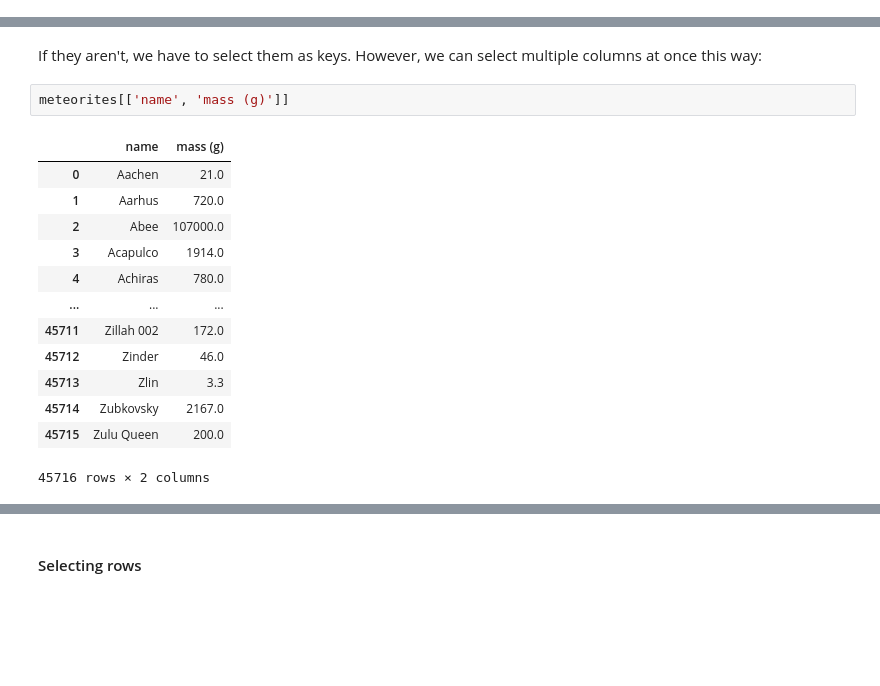
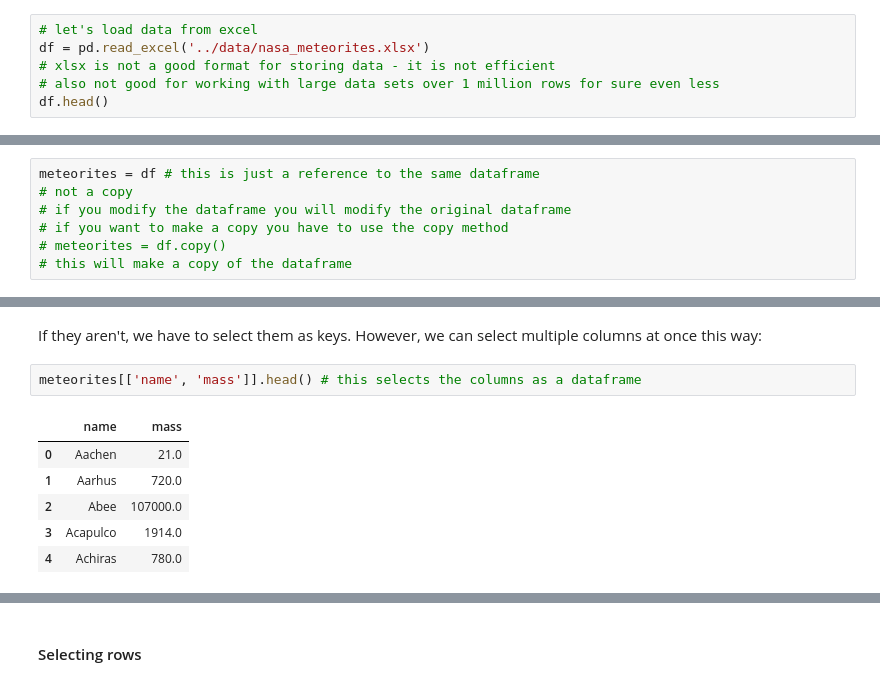
Before and after one commit to ValRCS/Python_SheGoesTech_22, a Jupyter notebook: Day_17_Pandas_Data_Analysis_Library/1-getting_started_with_pandas.ipynb, the cells around one changed output, grey strips where cells are left out. Cells and saved outputs as stored; diff of their text form; blank space fills up the shorter version.

```diff
--- a/Day_17_Pandas_Data_Analysis_Library/1-getting_started_with_pandas.ipynb
+++ b/Day_17_Pandas_Data_Analysis_Library/1-getting_started_with_pandas.ipynb
@@ -204,3 +204,9 @@ df.head(3)
 df.to_excel('../data/nasa_meteorites.xlsx')
 # excel is not a good format for storing data - it is not efficient
 # also not good for working with large data sets over 1 million rows for sure even less
+# %%
+# let's load data from excel
+df = pd.read_excel('../data/nasa_meteorites.xlsx')
+# xlsx is not a good format for storing data - it is not efficient
+# also not good for working with large data sets over 1 million rows for sure even less
+df.head()
@@ -335,4 +396,11 @@ A crucial part of working with DataFrames is extracting subsets of the data: fin
 #### Selecting columns
 
 We can select columns as attributes if their names would be valid Python variables:
+# %%
+meteorites = df # this is just a reference to the same dataframe
+# not a copy
+# if you modify the dataframe you will modify the original dataframe
+# if you want to make a copy you have to use the copy method
+# meteorites = df.copy()
+# this will make a copy of the dataframe
 # %%
@@ -353,18 +418,11 @@ Name: name, Length: 45716, dtype: object
 # %% [markdown]
 If they aren't, we have to select them as keys. However, we can select multiple columns at once this way:
 # %%
-meteorites[['name', 'mass (g)']]
+meteorites[['name', 'mass']].head() # this selects the columns as a dataframe
 # %% [output]
-|  | name | mass (g) |
+|  | name | mass |
 | 0 | Aachen | 21.0 |
 | 1 | Aarhus | 720.0 |
 | 2 | Abee | 107000.0 |
 | 3 | Acapulco | 1914.0 |
 | 4 | Achiras | 780.0 |
-| ... | ... | ... |
-| 45711 | Zillah 002 | 172.0 |
-| 45712 | Zinder | 46.0 |
-| 45713 | Zlin | 3.3 |
-| 45714 | Zubkovsky | 2167.0 |
-| 45715 | Zulu Queen | 200.0 |
-45716 rows × 2 columns
```
Also changed, not shown: parts of 40 cells of this notebook, 1 other file.
